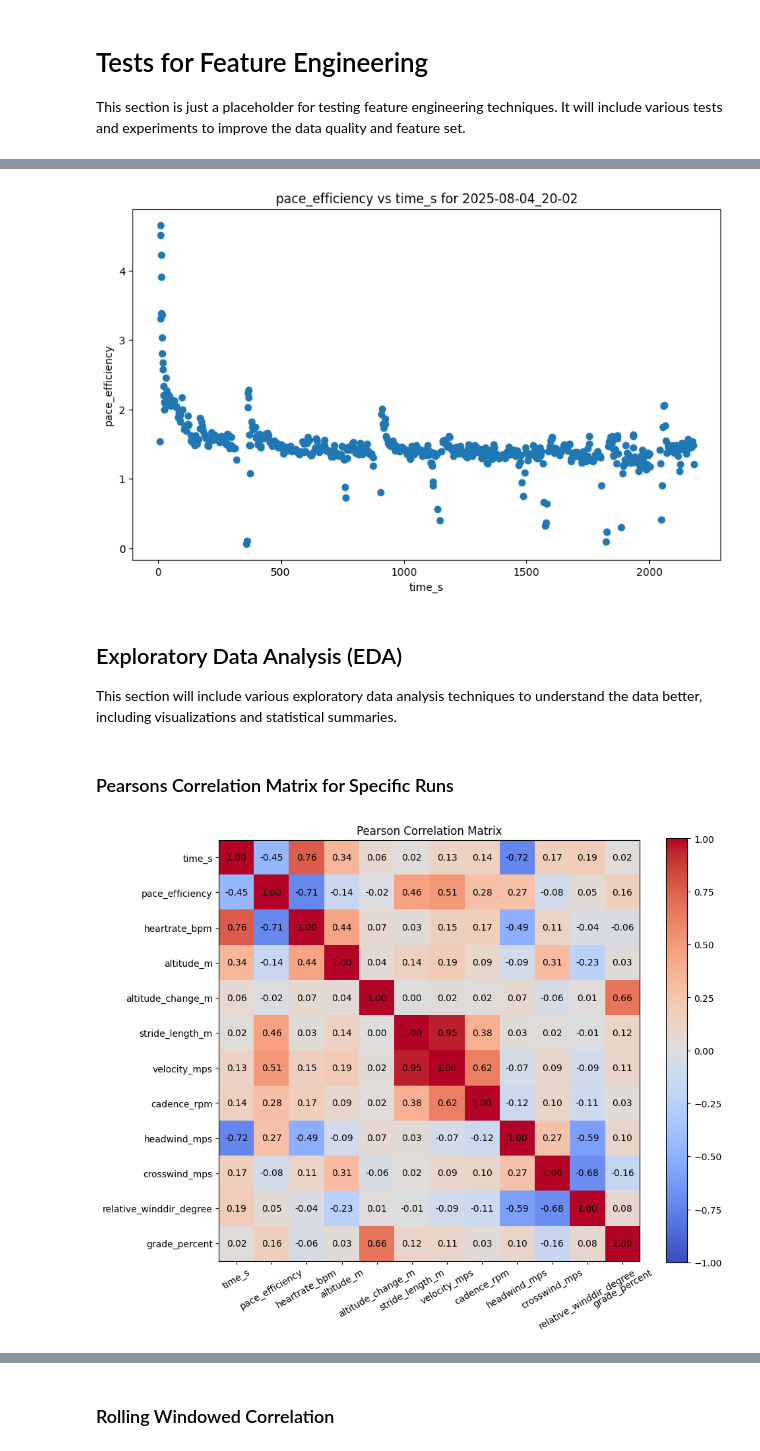
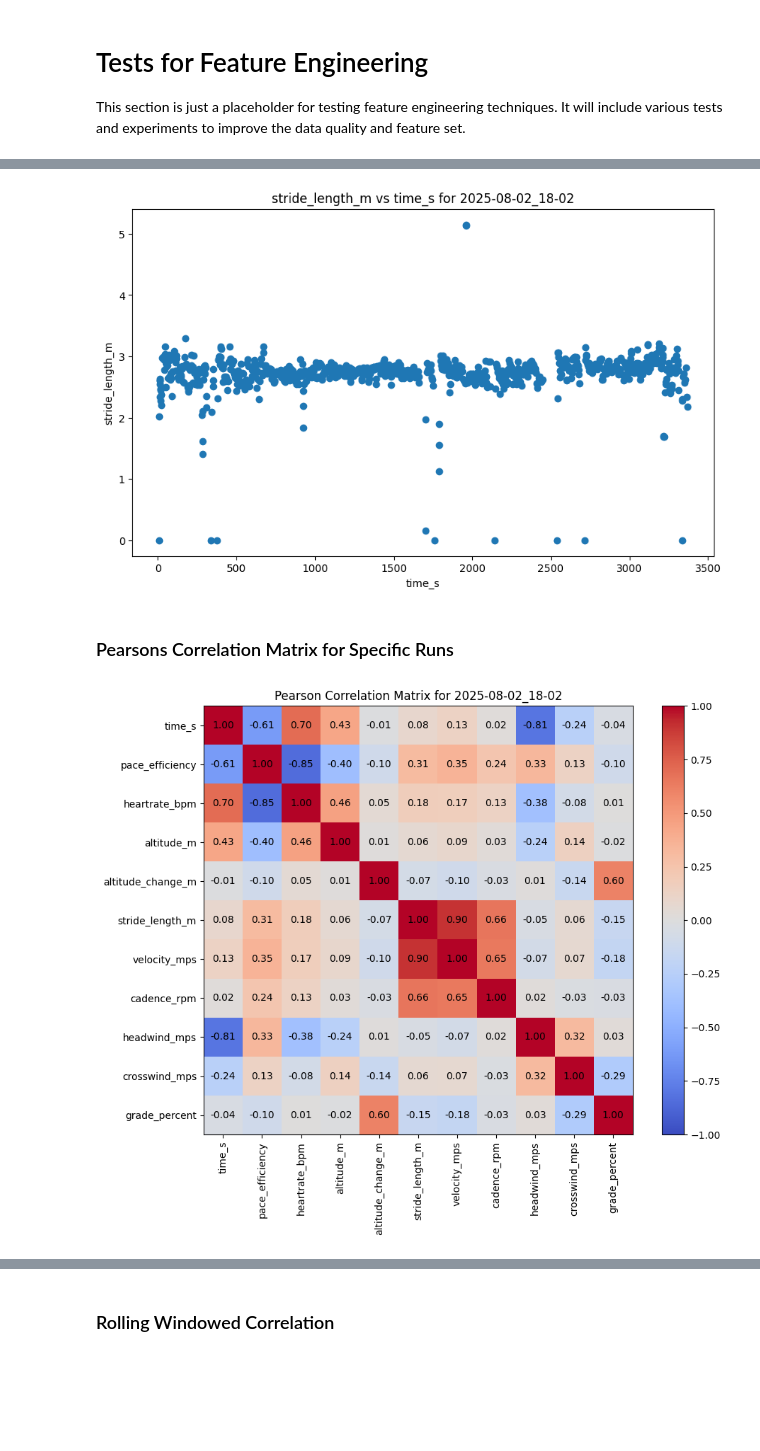
Before and after one commit to rei289/Marathon-Simulation, a Jupyter notebook: IndividualRuns.ipynb, the cells around one changed output, grey strips where cells are left out. Cells and saved outputs as stored; diff of their text form; code cells hidden in the pictures; blank space fills up the shorter version.

```diff
--- a/IndividualRuns.ipynb
+++ b/IndividualRuns.ipynb
@@ -63,13 +66,13 @@ output_folder = extract_global_json("output_folder")
 # folder = "2025-07-22_19-40"
 # folder = "2025-07-25_19-53"
 # folder = "2025-07-27_10-27"
-folder = "2025-07-29_20-03"
+# folder = "2025-07-29_20-03"
 # folder = "2025-07-31_20-07"
-# folder = "2025-08-02_18-02"
-# date = "2025-08-04_20-02"
+folder = "2025-08-02_18-02"
+# folder = "2025-08-04_20-02"
 # loop through all folders in the output folder
 for folder_name in os.listdir(output_folder):
-    if date in folder_name:
+    if folder in folder_name:
         # first read the csv file
         csv_file_path = os.path.join(output_folder, folder_name, f"{folder_name}_streams.csv")
         json_file_path = os.path.join(output_folder, folder_name, f"{folder_name}_overall.json")
@@ -83,6 +86,7 @@ for folder_name in os.listdir(output_folder):
 
 # read the csv file
 data = pd.read_csv(csv_file_path)
+overall_data = extract_json(json_file_path)
 
 # --------------------------- WIND DIRECTION AND SPEED ---------------------------
 # determine direction in which person is currently moving
@@ -96,22 +100,32 @@ for i in range(1, len(data)):
     data.at[i, "athletedir_degree"] = calculate_bearing(lat1, lon1, lat2, lon2)
 
 # add wind direction and speed to the data
-data["winddir_degree"] = extract_json(json_file_path)["weather"]["winddir"]
+data["winddir_degree"] = extract_json(json_file_path)["weather"]["winddir"]  # Wind direction in degrees
 data["windspeed_mps"] = extract_json(json_file_path)["weather"]["windspeed"]*1000/3600  # Convert from km/h to m/s
 
 # calculate the relative wind direction
 data["relative_winddir_degree"] = (data["winddir_degree"] - data["athletedir_degree"]) % 360
 data["headwind_mps"] = data["windspeed_mps"] * np.cos(np.radians(data["relative_winddir_degree"]))
 data["crosswind_mps"] = data["windspeed_mps"] * np.sin(np.radians(data["relative_winddir_degree"]))
+data["headwind_mps"] = data["headwind_mps"].fillna(0)  # Fill NaN values with 0
+data["crosswind_mps"] = data["crosswind_mps"].fillna(0)  # Fill NaN values with 0
 
 # --------------------------- STRIDE LENGTH ---------------------------
 data["stride_length_m"] = data["velocity_mps"] / (data["cadence_rpm"] / 60)  # meters per stride
+data["stride_length_m"] = data["stride_length_m"].fillna(0)  # Fill NaN values with 0
+# set stride length to 0 if it is infinity
+data.loc[data["stride_length_m"] == np.inf, "stride_length_m"] = 0  # Set infinity to 0
 
 # --------------------------- ALTITUDE CHANGE ---------------------------
 data["altitude_change_m"] = data["altitude_m"].diff().fillna(0)  # Change in altitude
 
 # --------------------------- PACE EFFICIENCY ---------------------------
-data["pace_efficiency"] = data["velocity_mps"] / (data["heartrate_bpm"] / 60)  # m/s per bpm
+# data["pace_efficiency"] = data["velocity_mps"] / (data["heartrate_bpm"] / 60)  # m/s per bpm
+# resting heart rate
+resting_heart_rate = 60  # bpm
+data["pace_efficiency"] = (data["velocity_mps"] / overall_data["max_speed"]) * (1 - (data["heartrate_bpm"] - resting_heart_rate) / overall_data["max_heartrate"])
 
 # filter out data where moving is False
 data = data[data["moving"] == True]
+
+# data
@@ -121,7 +138,8 @@ This section will focus on analyzing the performance from specific runs, includi
 # %%
 # x = "altitude_m"
 # x = "altitude_change_m"
-y = "pace_efficiency"
+# y = "pace_efficiency"
+y = "stride_length_m"
 # y = "heartrate_bpm"
 
 # x = "cadence_rpm"
@@ -146,10 +164,7 @@ plt.ylabel(y)
 plt.title(f"{y} vs {x} for {folder_name}")
 plt.show()
 # %% [output]
-[figure, old version]
+[figure, new version]
-# %% [markdown]
-## Exploratory Data Analysis (EDA)
-This section will include various exploratory data analysis techniques to understand the data better, including visualizations and statistical summaries.
 # %% [markdown]
 ### Pearsons Correlation Matrix for Specific Runs
 # %%
@@ -157,34 +172,35 @@ This section will include various exploratory data analysis techniques to unders
 
 # Exploratory Data Analysis (EDA)
 analyzable_columns = [
     "time_s",
     "pace_efficiency",
     "heartrate_bpm",
     "altitude_m",
     "altitude_change_m",
     "stride_length_m",
     "velocity_mps",
     "cadence_rpm",
     "headwind_mps",
     "crosswind_mps",
     # "athletedir_degree",
-    "relative_winddir_degree",
+    # "relative_winddir_degree",
     "grade_percent"
 ]
 corr_matrix = data[analyzable_columns].corr()
 
 # Show correlation matrix
 plt.figure(figsize=(10, 8))
 plt.imshow(corr_matrix, cmap='coolwarm', interpolation='nearest', vmin=-1, vmax=1)
 for i in range(len(analyzable_columns)):
     for j in range(len(analyzable_columns)):
         plt.text(j, i, f"{corr_matrix.iloc[i, j]:.2f}", ha="center", va="center", color="black")
 plt.colorbar()
-plt.xticks(range(len(analyzable_columns)), analyzable_columns, rotation=30)
+# plt.xticks(range(len(analyzable_columns)), analyzable_columns, rotation=30)
+plt.xticks(range(len(analyzable_columns)), analyzable_columns, rotation=90)
 plt.yticks(range(len(analyzable_columns)), analyzable_columns)
-plt.title("Pearson Correlation Matrix")
+plt.title(f"Pearson Correlation Matrix for {folder_name}")
 plt.tight_layout()
 plt.show()
 # data
 # %% [output]
-[figure, old version]
+[figure, new version]
```
Also changed, not shown: parts of 9 cells of this notebook, 1 other file.
